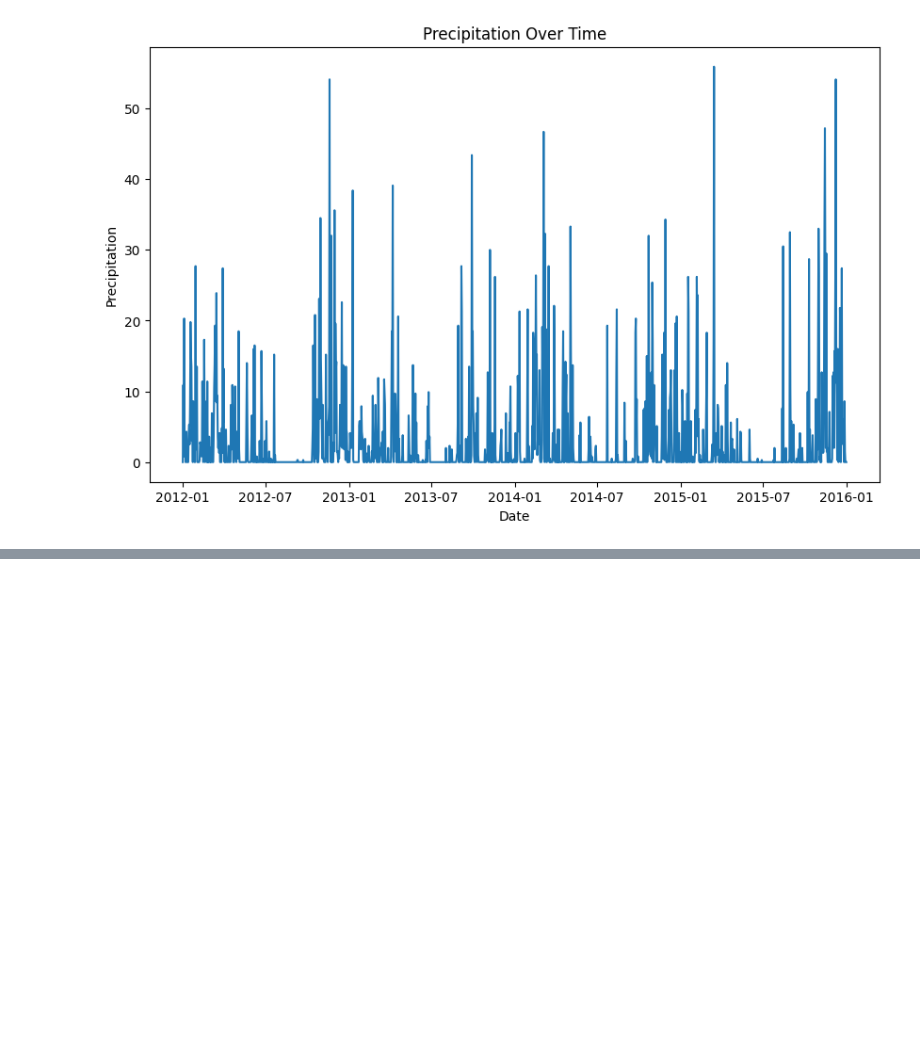
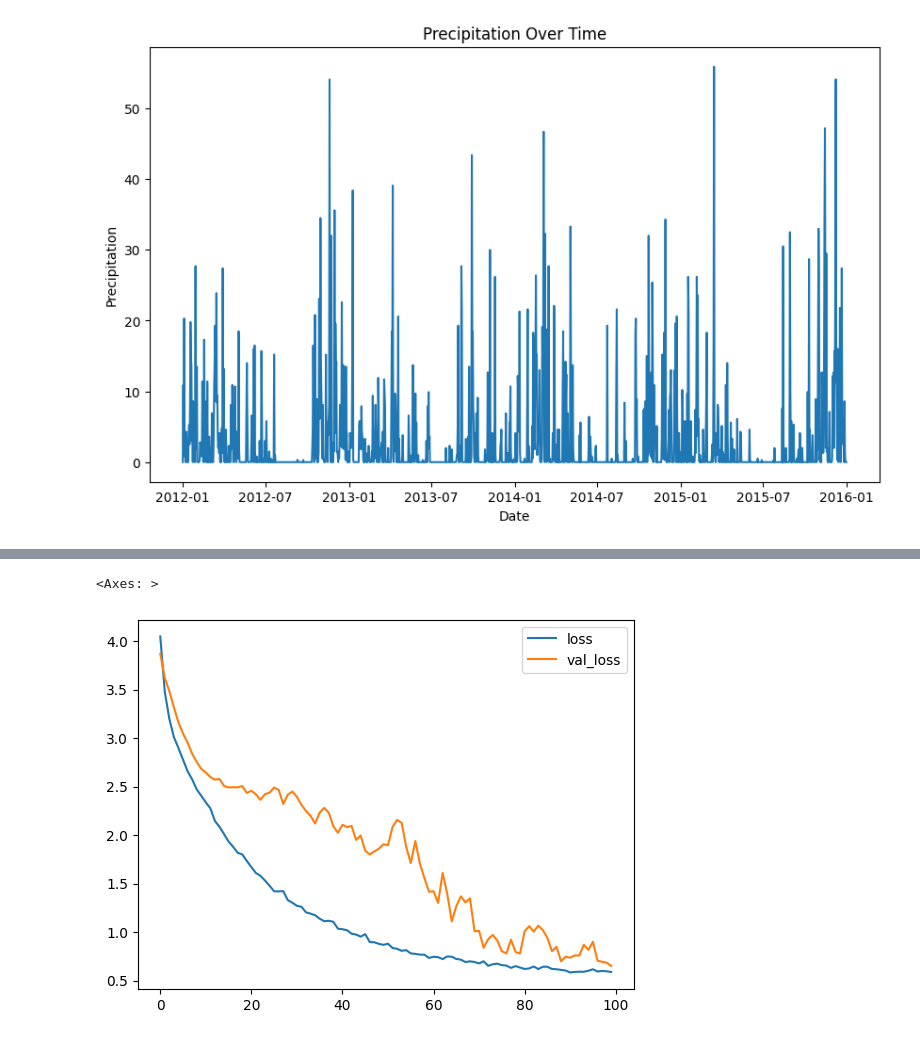
Before and after one commit to Tonry12/BSC_DPDM23, a Jupyter notebook: Weather_Prediction.ipynb, the cells around one changed output, grey strips where cells are left out. Saved outputs shown, nothing was run; the diff lists cells and outputs as text; code cells hidden in the pictures; blank space fills up the shorter version.

```diff
--- a/Weather_Prediction.ipynb
+++ b/Weather_Prediction.ipynb
@@ -60,0 +166,40 @@ plt.show()
+# %%
+earlystopping = EarlyStopping(
+         min_delta = 0.001,
+         patience = 20,
+         restore_best_weights = True
+)
+# %%
+#using sequential model to create neural network
+#regularizer and dropouts are used for avoid overfitting
+#'relu' and 'softmax' activation functions are applied to create neural network
+
+model = Sequential([
+    Flatten(),
+    BatchNormalization(),
+    Dense(128, activation = 'relu', kernel_regularizer = regularizers.l2(0.01)),
+    BatchNormalization(),
+    Dropout(0.2),
+    Dense(128, activation = 'relu', kernel_regularizer = regularizers.l2(0.01)),
+    BatchNormalization(),
+    Dropout(0.2),
+    Dense(64, activation = 'relu', kernel_regularizer = regularizers.l2(0.01)),
+    BatchNormalization(),
+    Dropout(0.2),
+    Dense(5, activation = 'softmax')
+])
+# %%
+#while using a few features for classification sparse categorical crossentropy loss function is mainly used
+opt = Adam(learning_rate=0.001)
+model.compile(
+    optimizer = opt,
+    loss = 'sparse_categorical_crossentropy',
+    metrics = ['accuracy']
+)
+
+#fitting model to predict and evaluate the data
+history = model.fit(
+    x_train, y_train,
+    epochs = 100, batch_size = 128,
+    validation_data = (x_test, y_test),callbacks = [earlystopping]
+)
@@ -60,0 +231,7 @@ plt.show()
+# %%
+#The graph shows that loss and validation loss is decreasing which means our model performs well
+dataframe = pd.DataFrame(history.history)
+dataframe.loc[:,['loss','val_loss']].plot()
+# %% [output]
+<Axes: >
+[figure, added]
```
Also changed, not shown: parts of 20 cells of this notebook.
